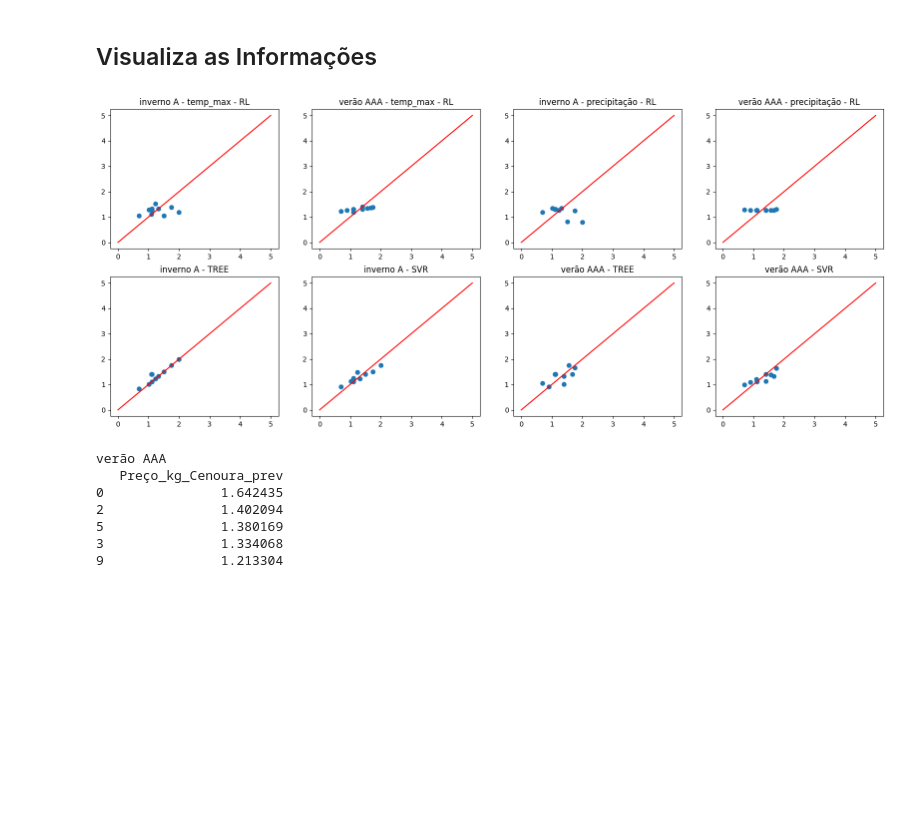
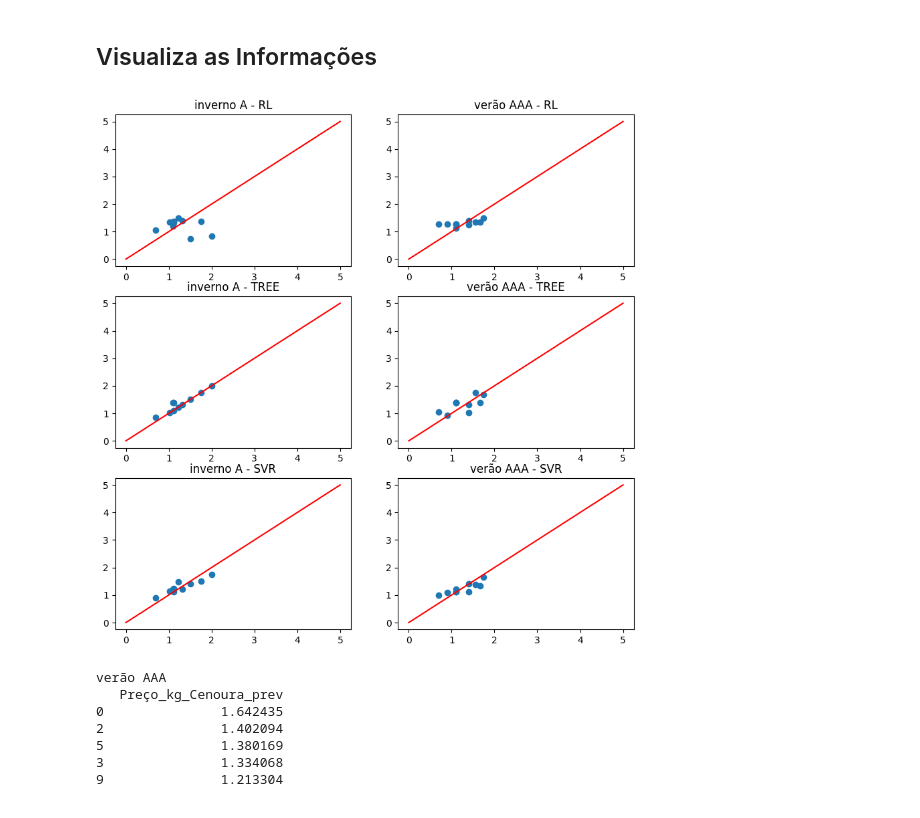
Before and after one commit to jairobernardesjunior/Prediz_preco_cenoura, a Jupyter notebook: 03 - PreçoCenoura_treina_prediz.ipynb, the cells around one changed output. Cells and saved outputs as stored; diff of their text form; code cells hidden in the pictures; blank space fills up the shorter version.

Commit message:
versão 2.2
implementa regressão linear múltipla

```diff
--- a/03 - PreçoCenoura_treina_prediz.ipynb
+++ b/03 - PreçoCenoura_treina_prediz.ipynb
@@ -129,2 +84,11 @@ precipitação_mm - verão
+# %%
+# treina e prediz
+from sklearn.linear_model import LinearRegression
+
+regMulti = LinearRegression().fit(Xi_train, yi_train)
+yi_pred = regMulti.predict(Xi_test)
+
+regMultv = LinearRegression().fit(Xv_train, yv_train)
+yv_pred = regMultv.predict(Xv_test)
 # %% [markdown]
 - Avaliando os Modelos de inverno e verão
@@ -284,40 +235,36 @@ erro médio absoluto e quadrático - verão AAA
 # %%
 # Plota gráficos de regressão linear dos testes
 import numpy as np
-fig,ax = plt.subplots(nrows=2,ncols=4,figsize=(20,8))
+fig,ax = plt.subplots(nrows=3,ncols=2,figsize=(10,10))
 
 x = np.arange(0,6)
 y = x
-ax[0,0].scatter(yi_test,yi_pred1)
+ax[0,0].scatter(yi_test,yi_pred)
 ax[0,0].plot(x,y,'r')
-ax[0,0].set_title('inverno A - temp_max - RL')
-ax[0,1].scatter(yv_test,yv_pred1)
+ax[0,0].set_title('inverno A - RL')
+
+ax[0,1].scatter(yv_test,yv_pred)
 ax[0,1].plot(x,y,'r')
-ax[0,1].set_title('verão AAA - temp_max - RL')
-
-ax[0,2].scatter(yi_test,yi_pred2)
-ax[0,2].plot(x,y,'r')
-ax[0,2].set_title('inverno A - precipitação - RL')
-ax[0,3].scatter(yv_test,yv_pred2)
-ax[0,3].plot(x,y,'r')
-ax[0,3].set_title('verão AAA - precipitação - RL')
+ax[0,1].set_title('verão AAA - RL')
 
 ax[1,0].scatter(yi_test,yi_predArvore)
 ax[1,0].plot(x,y,'r')
 ax[1,0].set_title('inverno A - TREE')
-ax[1,1].scatter(yi_test,yi_predSVR)
+
+ax[1,1].scatter(yv_test,yv_predArvore)
 ax[1,1].plot(x,y,'r')
-ax[1,1].set_title('inverno A - SVR')
+ax[1,1].set_title('verão AAA - TREE')
 
-ax[1,2].scatter(yv_test,yv_predArvore)
-ax[1,2].plot(x,y,'r')
-ax[1,2].set_title('verão AAA - TREE')
-ax[1,3].scatter(yv_test,yv_predSVR)
-ax[1,3].plot(x,y,'r')
-ax[1,3].set_title('verão AAA - SVR')
+ax[2,0].scatter(yi_test,yi_predSVR)
+ax[2,0].plot(x,y,'r')
+ax[2,0].set_title('inverno A - SVR')
+
+ax[2,1].scatter(yv_test,yv_predSVR)
+ax[2,1].plot(x,y,'r')
+ax[2,1].set_title('verão AAA - SVR')
 
 plt.show()
 # %% [output]
-[figure, old version]
+[figure, new version]
 # %%
 # os valores que mais se adequaram conforme os gráficos de regressão anteriores foram
```
Also changed, not shown: parts of 8 cells of this notebook, 3 other files.
